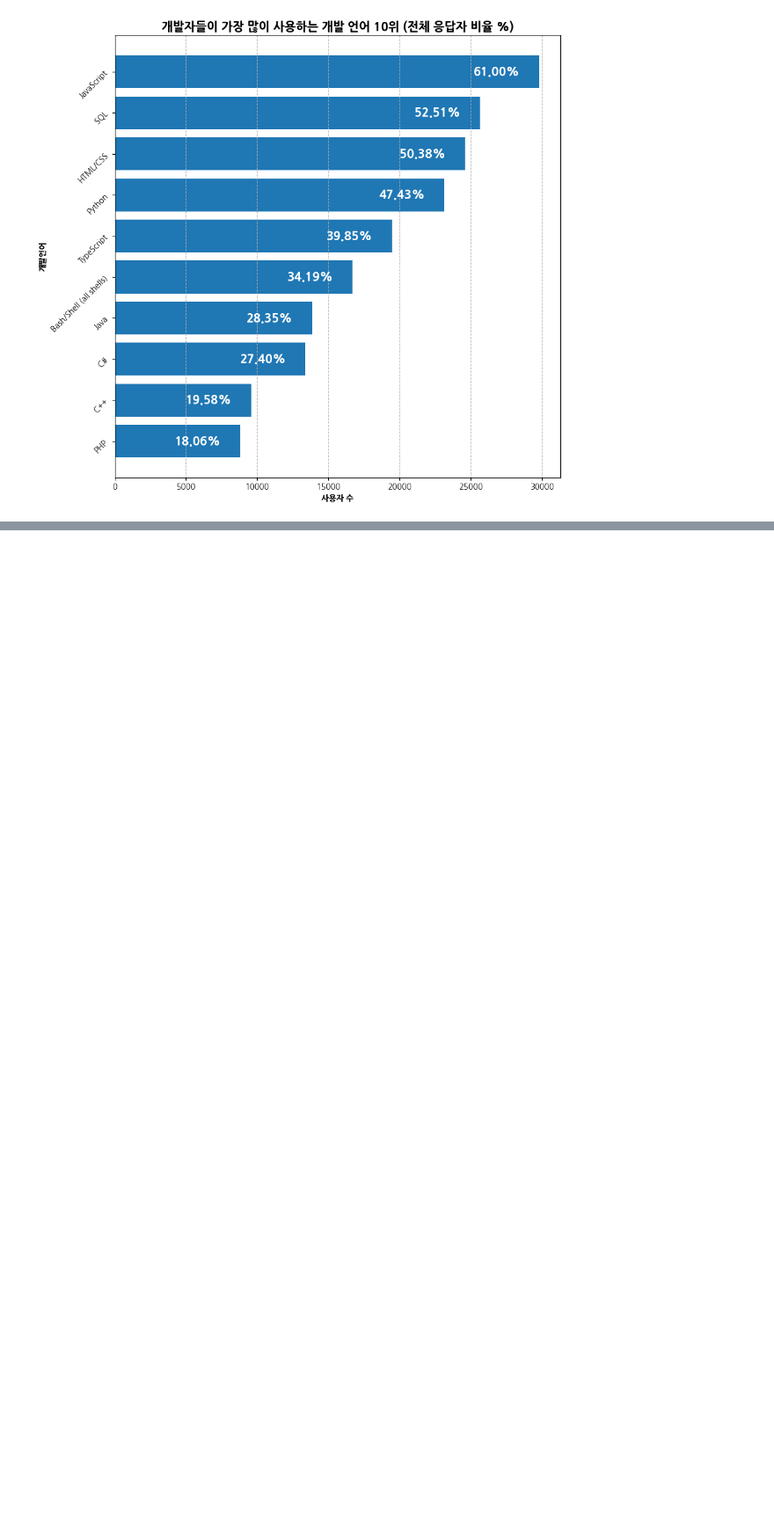
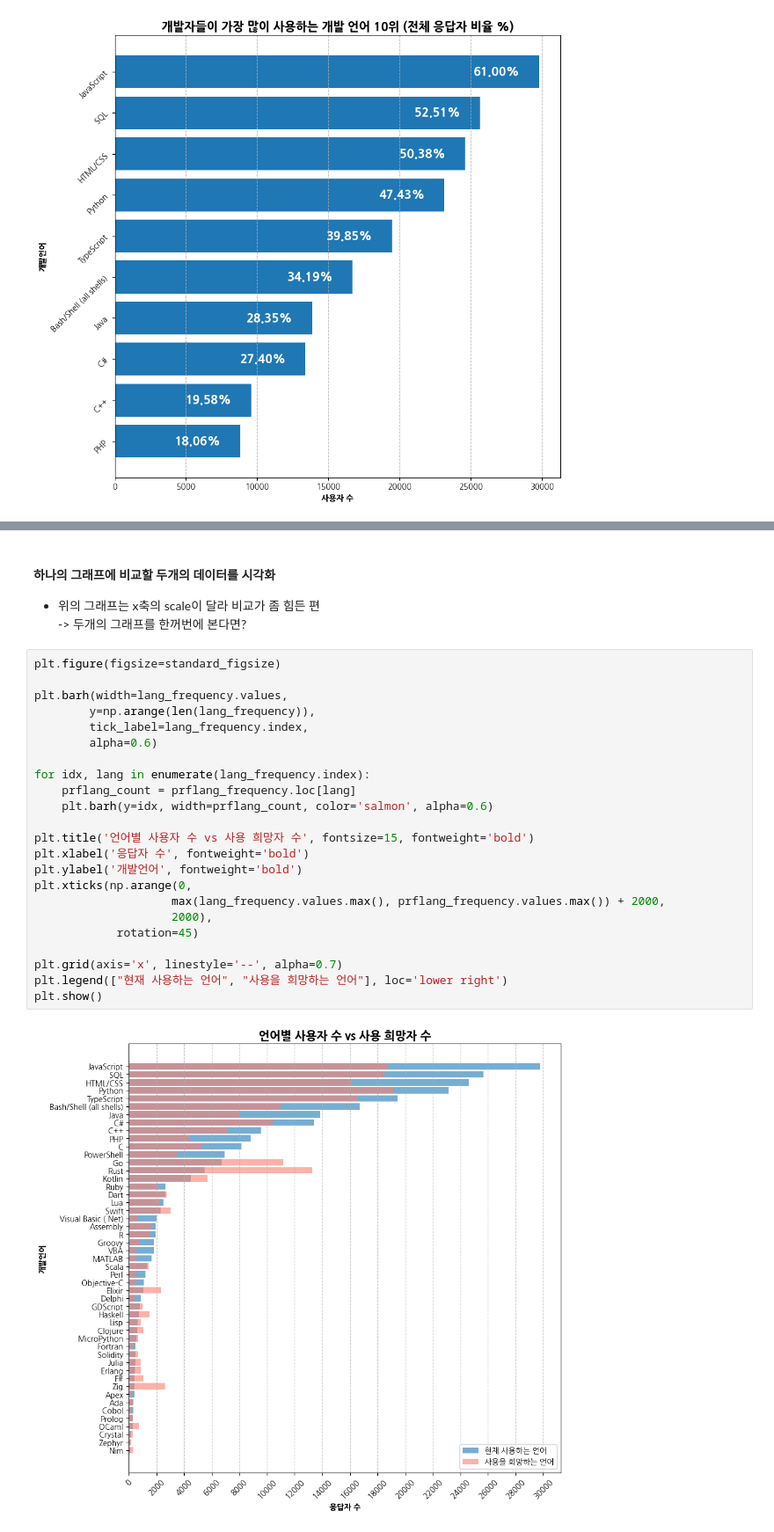
Before and after one commit to sol-commits/developer_survey_analysis_2024, a Jupyter notebook: analysis.ipynb, the cells around one changed output, grey strips where cells are left out. Shown at 88% size. Saved outputs shown, nothing was run; the diff lists cells and outputs as text; blank space fills up the shorter version.

```diff
--- a/analysis.ipynb
+++ b/analysis.ipynb
@@ -1421,0 +1557,29 @@ plt.show()
+# %% [markdown]
+#### 하나의 그래프에 비교할 두개의 데이터를 시각화
+- 위의 그래프는 x축의 scale이 달라 비교가 좀 힘든 편 <br>
+-> 두개의 그래프를 한꺼번에 본다면?
+# %%
+plt.figure(figsize=standard_figsize)
+
+plt.barh(width=lang_frequency.values,
+        y=np.arange(len(lang_frequency)),
+        tick_label=lang_frequency.index,
+        alpha=0.6)
+
+for idx, lang in enumerate(lang_frequency.index):
+    prflang_count = prflang_frequency.loc[lang]
+    plt.barh(y=idx, width=prflang_count, color='salmon', alpha=0.6)
+
+plt.title('언어별 사용자 수 vs 사용 희망자 수', fontsize=15, fontweight='bold')
+plt.xlabel('응답자 수', fontweight='bold')
+plt.ylabel('개발언어', fontweight='bold')
+plt.xticks(np.arange(0,
+                    max(lang_frequency.values.max(), prflang_frequency.values.max()) + 2000,
+                    2000),
+            rotation=45)
+
+plt.grid(axis='x', linestyle='--', alpha=0.7)
+plt.legend(["현재 사용하는 언어", "사용을 희망하는 언어"], loc='lower right')
+plt.show()
+# %% [output]
+[figure, added]
```
Also changed, not shown: parts of 62 cells of this notebook.
